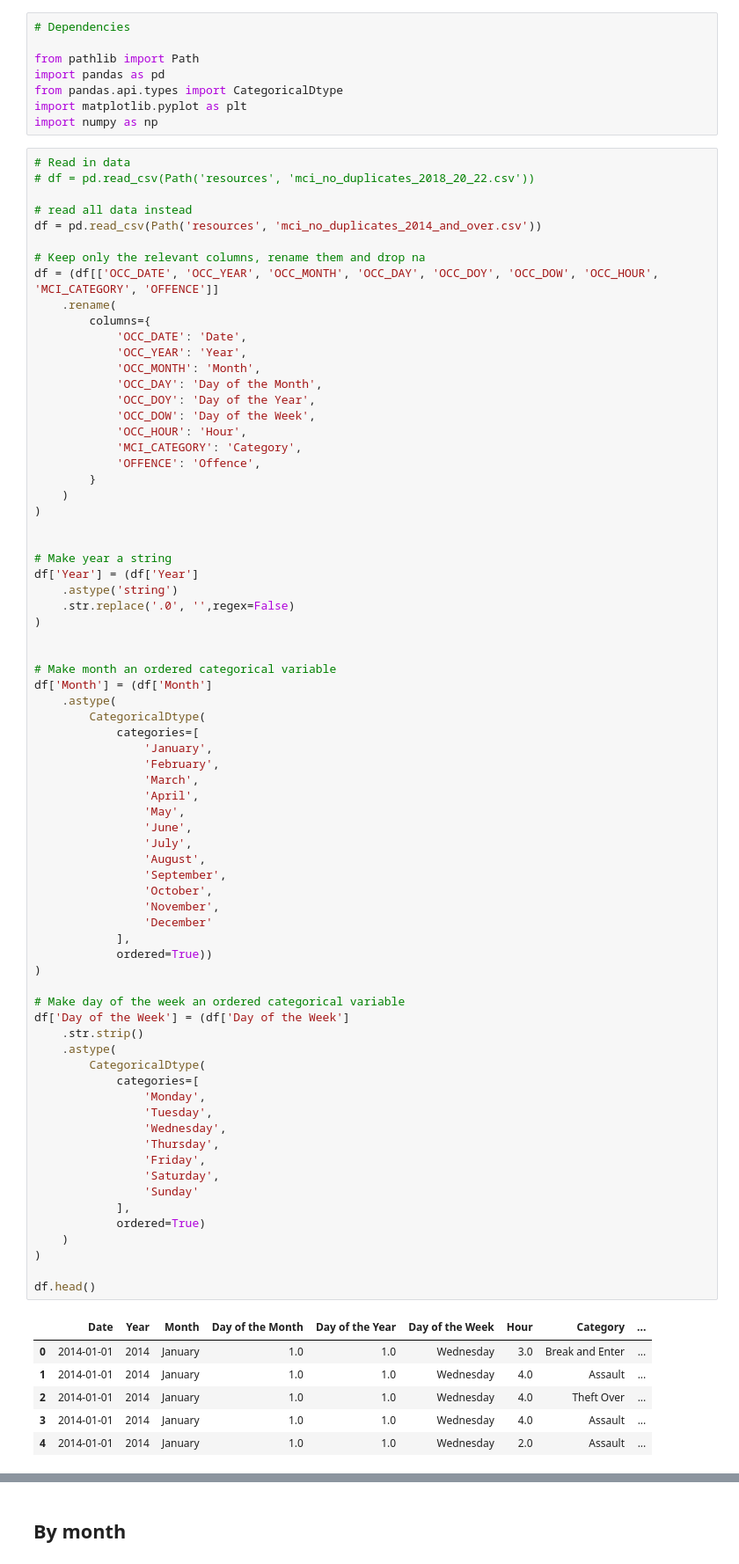
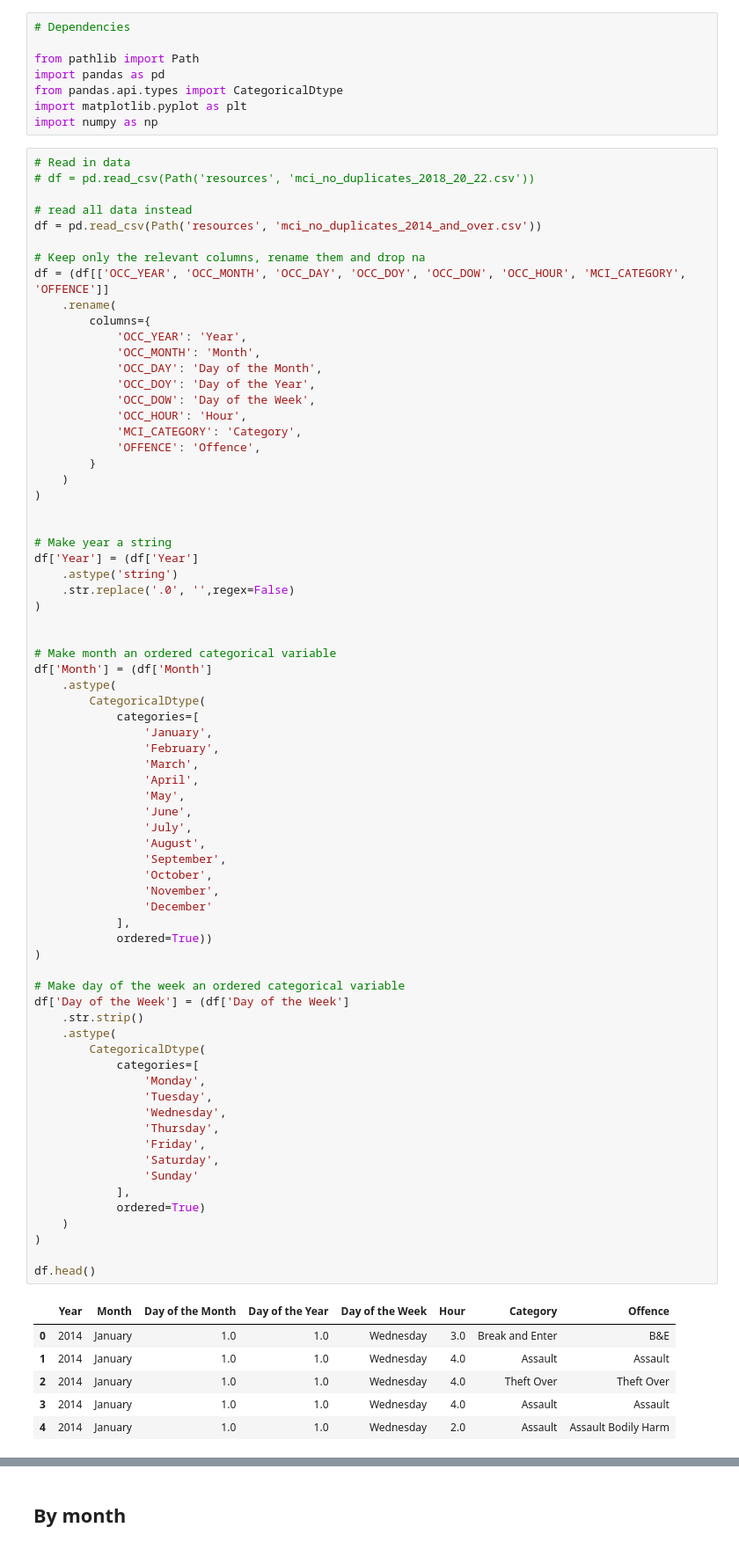
Before and after one commit to fannysigouin/project1, a Jupyter notebook: q2_peak_times.ipynb, the cells around one changed output, grey strips where cells are left out. Shown at 88% size. Saved outputs shown, nothing was run; the diff lists cells and outputs as text.

```diff
--- a/q2_peak_times.ipynb
+++ b/q2_peak_times.ipynb
@@ -26,10 +26,9 @@ import numpy as np
 df = pd.read_csv(Path('resources', 'mci_no_duplicates_2014_and_over.csv'))
 
 # Keep only the relevant columns, rename them and drop na
-df = (df[['OCC_DATE', 'OCC_YEAR', 'OCC_MONTH', 'OCC_DAY', 'OCC_DOY', 'OCC_DOW', 'OCC_HOUR', 'MCI_CATEGORY', 'OFFENCE']]
+df = (df[['OCC_YEAR', 'OCC_MONTH', 'OCC_DAY', 'OCC_DOY', 'OCC_DOW', 'OCC_HOUR', 'MCI_CATEGORY', 'OFFENCE']]
     .rename(
         columns={
-            'OCC_DATE': 'Date',
             'OCC_YEAR': 'Year',
             'OCC_MONTH': 'Month',
             'OCC_DAY': 'Day of the Month',
@@ -64,36 +63,36 @@ df['Month'] = (df['Month']
                 'July',
                 'August',
                 'September',
                 'October',
                 'November',
                 'December'
             ],
             ordered=True))
 )
 
 # Make day of the week an ordered categorical variable
 df['Day of the Week'] = (df['Day of the Week']
     .str.strip()
     .astype(
         CategoricalDtype(
             categories=[
                 'Monday',
                 'Tuesday',
                 'Wednesday',
                 'Thursday',
                 'Friday',
                 'Saturday',
                 'Sunday'
             ],
             ordered=True)
     )
 )
 
 df.head()
 # %% [output]
-|  | Date | Year | Month | Day of the Month | Day of the Year | Day of the Week | Hour | Category | ... |
-| 0 | 2014-01-01 | 2014 | January | 1.0 | 1.0 | Wednesday | 3.0 | Break and Enter | ... |
-| 1 | 2014-01-01 | 2014 | January | 1.0 | 1.0 | Wednesday | 4.0 | Assault | ... |
-| 2 | 2014-01-01 | 2014 | January | 1.0 | 1.0 | Wednesday | 4.0 | Theft Over | ... |
-| 3 | 2014-01-01 | 2014 | January | 1.0 | 1.0 | Wednesday | 4.0 | Assault | ... |
-| 4 | 2014-01-01 | 2014 | January | 1.0 | 1.0 | Wednesday | 2.0 | Assault | ... |
+|  | Year | Month | Day of the Month | Day of the Year | Day of the Week | Hour | Category | Offence |
+| 0 | 2014 | January | 1.0 | 1.0 | Wednesday | 3.0 | Break and Enter | B&E |
+| 1 | 2014 | January | 1.0 | 1.0 | Wednesday | 4.0 | Assault | Assault |
+| 2 | 2014 | January | 1.0 | 1.0 | Wednesday | 4.0 | Theft Over | Theft Over |
+| 3 | 2014 | January | 1.0 | 1.0 | Wednesday | 4.0 | Assault | Assault |
+| 4 | 2014 | January | 1.0 | 1.0 | Wednesday | 2.0 | Assault | Assault Bodily Harm |
```
Also changed, not shown: parts of 15 cells of this notebook.
